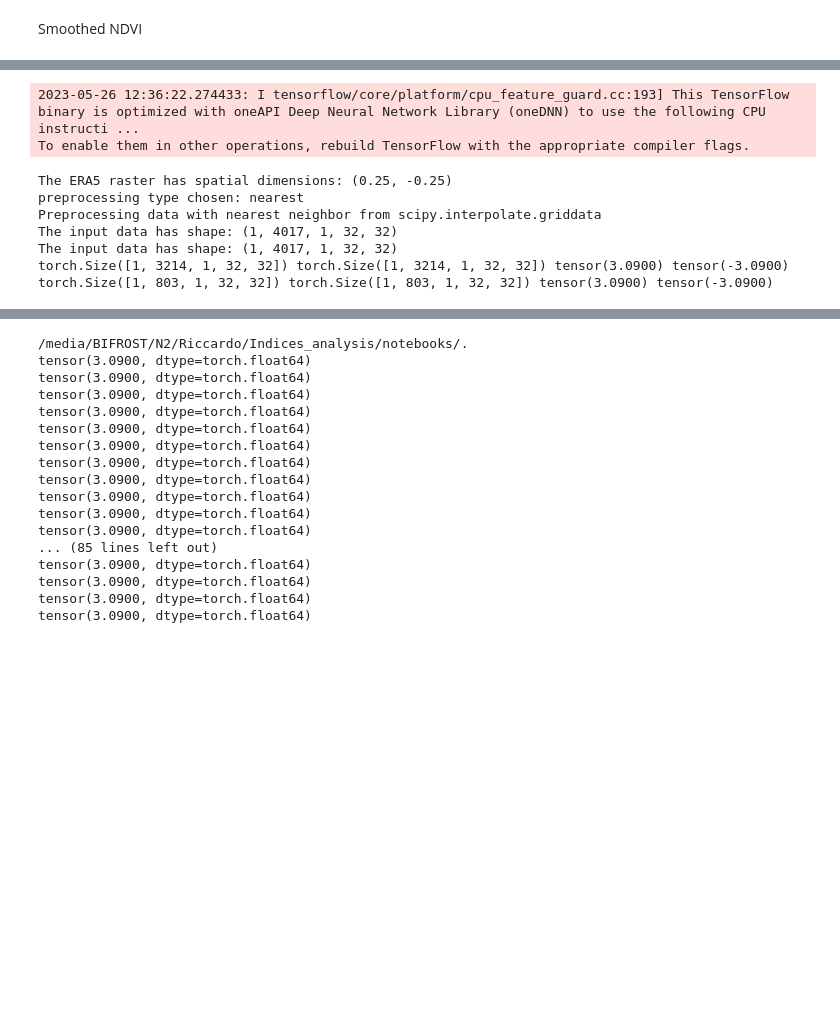
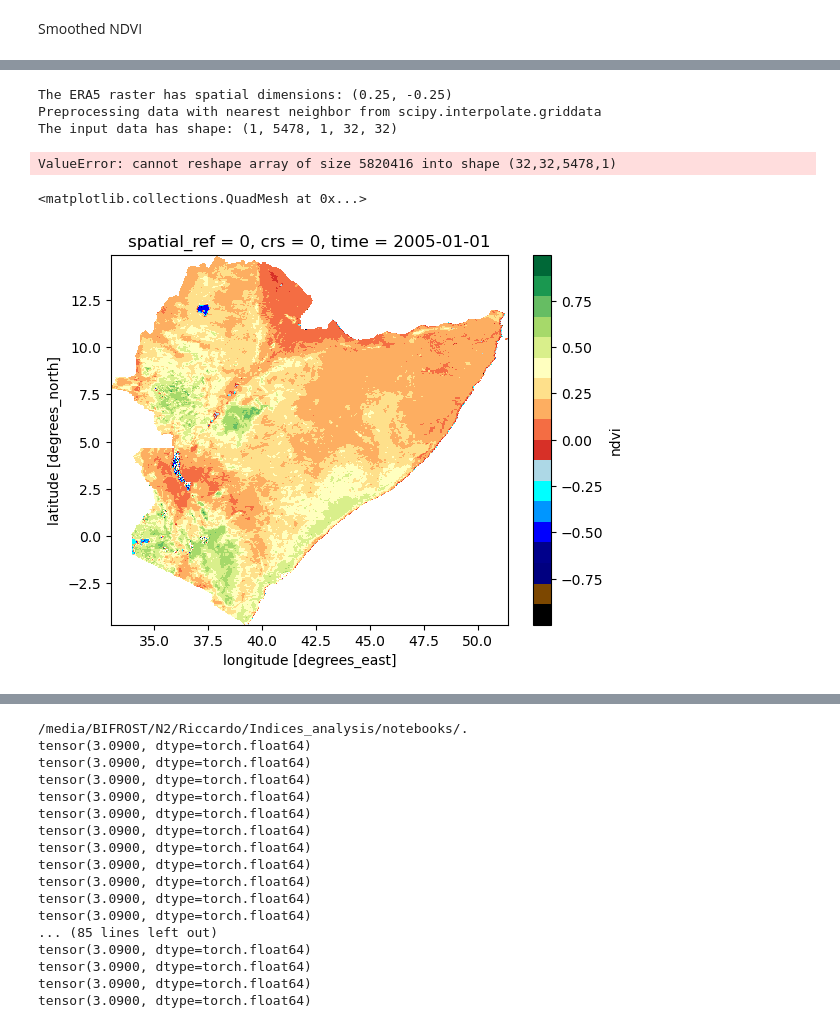
Before and after one commit to Riccardo7-DS/Indices_analysis, a Jupyter notebook: notebooks/model.ipynb, the cells around one changed output, grey strips where cells are left out. Saved outputs shown, nothing was run; the diff lists cells and outputs as text; code cells hidden in the pictures; blank space fills up the shorter version.

```diff
--- a/notebooks/model.ipynb
+++ b/notebooks/model.ipynb
@@ -82,7 +74,7 @@ import numpy as np
 import torch
 from torchvision import transforms
 import os
-from p_drought_indices.functions.function_clns import load_config, prepare, CNN_preprocessing
+from p_drought_indices.functions.function_clns import load_config, prepare, CNN_preprocessing, get_lat_lon_window
 import numpy as np
 import torch
 from torch.utils.data import Dataset
@@ -94,30 +86,41 @@ CONFIG_PATH= "../config.yaml"
 config_file = load_config(CONFIG_PATH=CONFIG_PATH)
 
 # Open the NetCDF file with xarray
-dataset = xr.open_dataset(os.path.join(config_file['NDVI']['ndvi_path'], 'smoothed_ndvi_1.nc'))
+dataset = prepare(xr.open_dataset(os.path.join(config_file['NDVI']['ndvi_path'], 'smoothed_ndvi_1.nc')))
 
-time_end = "2015-12-31"
+time_end = "2019-12-31"
 time_start = "2005-01-01"
-
-dim=32
-ds = dataset.sel(lat=slice(2.5,15), lon=slice(37,45)).sel(time=slice(time_start,time_end)).isel(lat=slice(0,dim), lon=slice(0,dim))
-
-config_directories = [config_file['SPI']['IMERG']['path'], config_file['SPI']['GPCC']['path'], config_file['SPI']['CHIRPS']['path'], config_file['SPI']['ERA5']['path'], config_file['SPI']['MSWEP']['path'] ]
-#config_dir_precp = [config_file['PRECIP']['IMERG']['path'],config_file['PRECIP']['CHIRPS_05']['path'], config_file['PRECIP']['GPCC']['path'], config_file['PRECIP']['CHIRPS']['path'], config_file['PRECIP']['ERA5']['path'],  config_file['PRECIP']['TAMSTAT']['path'],config_file['PRECIP']['MSWEP']['path']]
 
 prod = "ERA5"
 late = 60
+
+config_directories = [config_file['SPI']['IMERG']['path'], config_file['SPI']['GPCC']['path'], config_file['SPI']['CHIRPS']['path'], config_file['SPI']['ERA5']['path'], config_file['SPI']['MSWEP']['path'] ]
+path = config_file['SPI']['ERA5']['path']
+file = "ERA5_spi_gamma_60.nc"
+precp_ds = xr.open_dataset(os.path.join(path, file))
+var_target = "spi_gamma_{}".format(late)
+print(f"The {prod} raster has spatial dimensions:", precp_ds.rio.resolution())
+
+
+dim=32
+idx_lat, lat_max, idx_lon, lon_min = get_lat_lon_window(precp_ds, dim)
+
+sub_precp = prepare(precp_ds).sel(time=slice(time_start,time_end))\
+    .sel(lat=slice(lat_max, idx_lat), lon=slice(lon_min, idx_lon))
+
+
+ds = dataset["ndvi"].rio.reproject_match(sub_precp[var_target]).rename({'x':'lon','y':'lat'})
+
+#config_dir_precp = [config_file['PRECIP']['IMERG']['path'],config_file['PRECIP']['CHIRPS_05']['path'], config_file['PRECIP']['GPCC']['path'], config_file['PRECIP']['CHIRPS']['path'], config_file['PRECIP']['ERA5']['path'],  config_file['PRECIP']['TAMSTAT']['path'],config_file['PRECIP']['MSWEP']['path']]
+
+
 #product_dir = [f for f in config_dir_precp if prod in f][0]
 #list_files = [f for f in os.listdir(product_dir) if (f.endswith(".nc")) and ("merged" in f)]
 #precp_ds = xr.open_dataset(os.path.join(product_dir, list_files[0]))
 #variable = [var for var in precp_ds.data_vars if var!= "spatial_ref"][0]
 
-path = config_file['SPI']['ERA5']['path']
-file = "ERA5_spi_gamma_60.nc"
-precp_ds = xr.open_dataset(os.path.join(path, file))
-var_target = "spi_gamma_{}".format(late)
-print(f"The {prod} raster has spatial dimensions:", precp_ds.rio.resolution())
-sub_precp= precp_ds.isel(lat=slice(18,50)).sel( lon=slice(37,45)).sel(time=slice(time_start,time_end)).isel(lat=slice(0,dim), lon=slice(0,dim))
+
+#sub_precp= precp_ds.isel(lat=slice(18,50)).sel( lon=slice(37,45)).sel(time=slice(time_start,time_end)).isel(lat=slice(0,dim), lon=slice(0,dim))
 
 
 #### training parameters
@@ -149,12 +152,15 @@ for batch_idx, (inputs, targets) in enumerate(test_dataloader):
     targets = targets.float()
     print(inputs.shape, targets.shape, inputs.max(), inputs.min())
 # %% [output]
-2023-05-26 12:36:22.274433: I tensorflow/core/platform/cpu_feature_guard.cc:193] This TensorFlow binary is optimized with oneAPI Deep Neural Network Library (oneDNN) to use the following CPU instructi ...
-To enable them in other operations, rebuild TensorFlow with the appropriate compiler flags.
+The ERA5 raster has spatial dimensions: (0.25, -0.25)
+Preprocessing data with nearest neighbor from scipy.interpolate.griddata
+The input data has shape: (1, 5478, 1, 32, 32)
-The ERA5 raster has spatial dimensions: (0.25, -0.25)
-preprocessing type chosen: nearest
-Preprocessing data with nearest neighbor from scipy.interpolate.griddata
-The input data has shape: (1, 4017, 1, 32, 32)
-The input data has shape: (1, 4017, 1, 32, 32)
-torch.Size([1, 3214, 1, 32, 32]) torch.Size([1, 3214, 1, 32, 32]) tensor(3.0900) tensor(-3.0900)
-torch.Size([1, 803, 1, 32, 32]) torch.Size([1, 803, 1, 32, 32]) tensor(3.0900) tensor(-3.0900)
+ValueError: cannot reshape array of size 5820416 into shape (32,32,5478,1)
+# %%
+from p_drought_indices.analysis.visualizations.viz_series import ndvi_colormap
+
+custom_map = ndvi_colormap()
+ds.isel(time=0).plot(cmap=custom_map)
+# %% [output]
+<matplotlib.collections.QuadMesh at 0x...>
+[figure, added]
```
Also changed, not shown: parts of 7 cells of this notebook, 7 other files.
